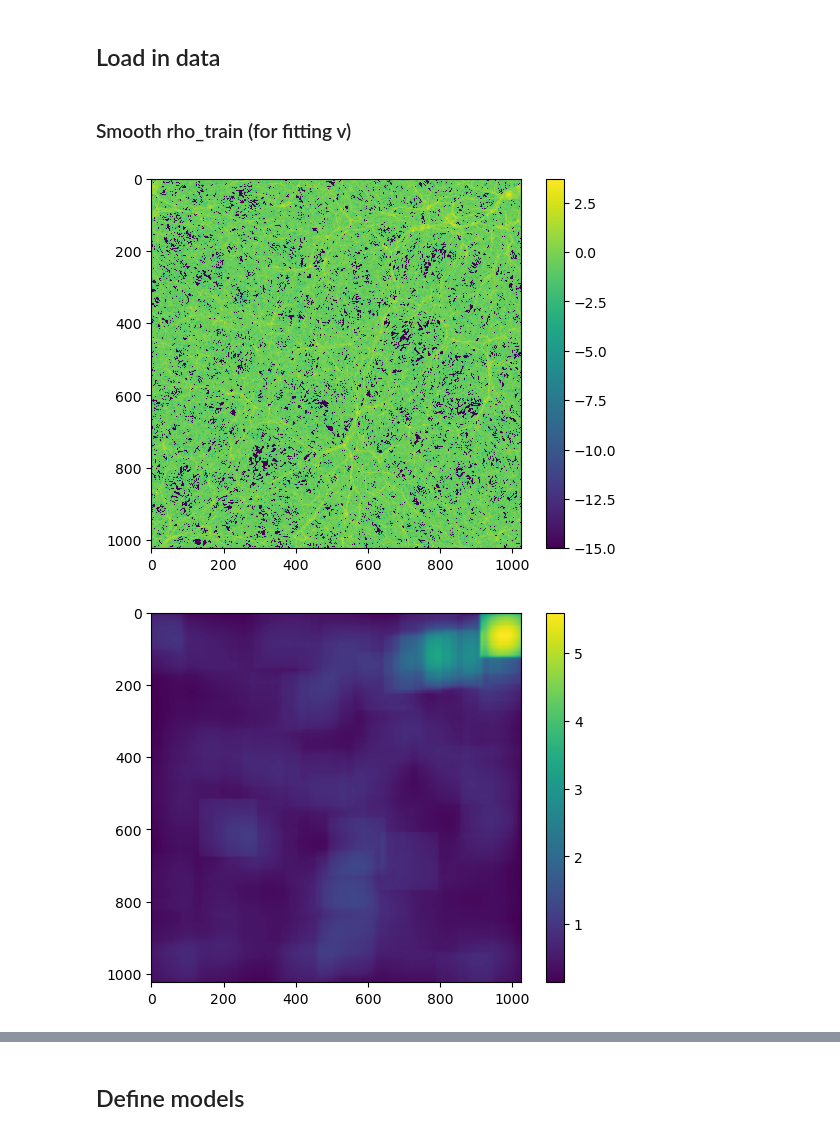
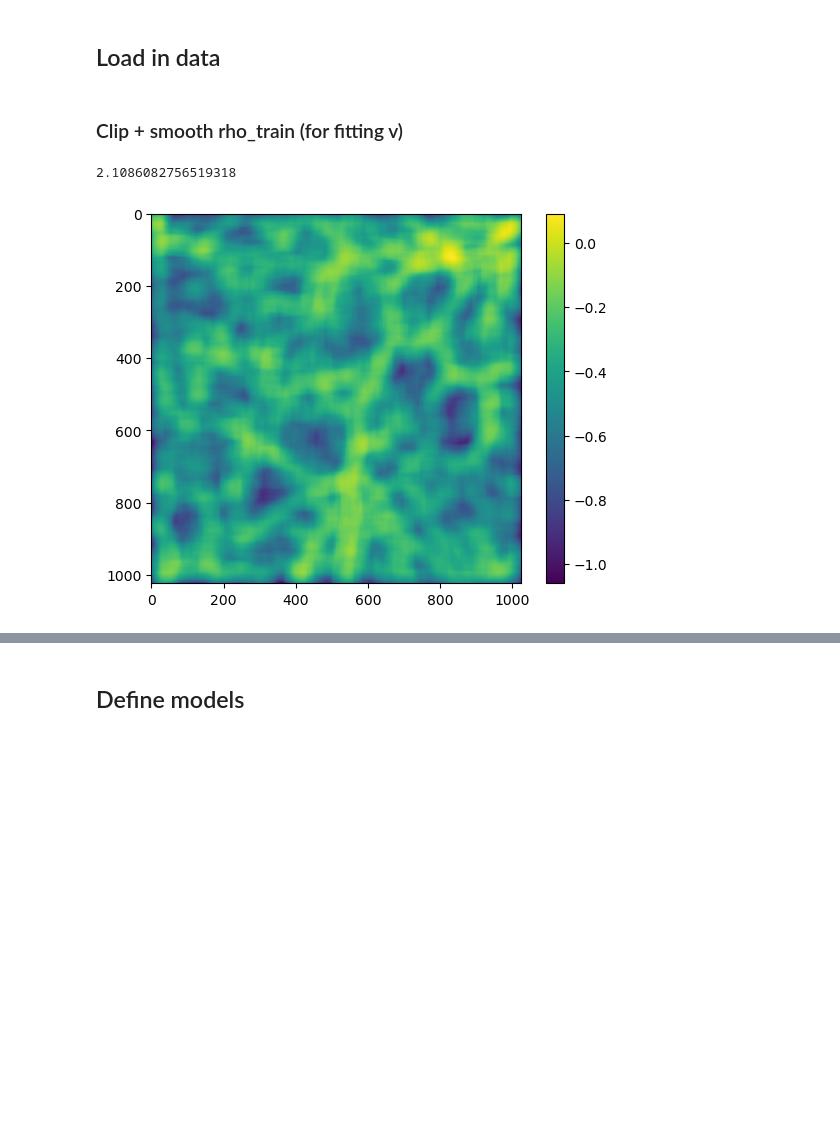
Before and after one commit to Jupiter1994/lya-tf, a Jupyter notebook: lya_fields/DM_to_bary_fitting.ipynb, the cells around one changed output, grey strips where cells are left out. Drawn from its saved outputs; the diff is of its cells as text; code cells hidden in the pictures; blank space fills up the shorter version.

Commit message:
working on v fitting

```diff
--- a/lya_fields/DM_to_bary_fitting.ipynb
+++ b/lya_fields/DM_to_bary_fitting.ipynb
@@ -90,4 +90,4 @@ vel_test = baryon_vel[test_inds]
 
 rho_train = tf.cast(rho_train, 'float64')
 # %% [markdown]
-### Smooth rho_train (for fitting v)
+### Clip + smooth rho_train (for fitting v)
@@ -97,14 +94,23 @@ rho_train_smooth = tf.squeeze(gaussian_blur(rho_train, sigma*2, sigma))
+# %%
+rho_max = np.percentile(rho_train, 95)
+rho_train = np.clip(rho_train, 0, rho_max)
+# %%
+print(np.percentile(rho_train, 95))
+# %% [output]
+2.1086082756519318
 # %%
-plt.imshow(np.log10(rho_train + 1e-15))
+sigma = 30
+rho_train_smooth = tf.squeeze(gaussian_blur(rho_train, sigma*2, sigma))
+
+plt.imshow(np.log10(rho_train_smooth + 1e-15))
 plt.colorbar()
 plt.show()
 
-plt.imshow(rho_train_smooth)
-plt.colorbar()
-plt.show()
+# plt.imshow(rho_train_smooth)
+# plt.colorbar()
+# plt.show()
 # %% [output]
-[figure, old version]
+[figure, new version]
-[figure, removed]
 # %%
 rho_grad = np.roll(rho_train_smooth, -1, axis=-1) - \
         np.roll(rho_train_smooth, 1, axis=-1)
```
Also changed, not shown: parts of 9 cells of this notebook.
